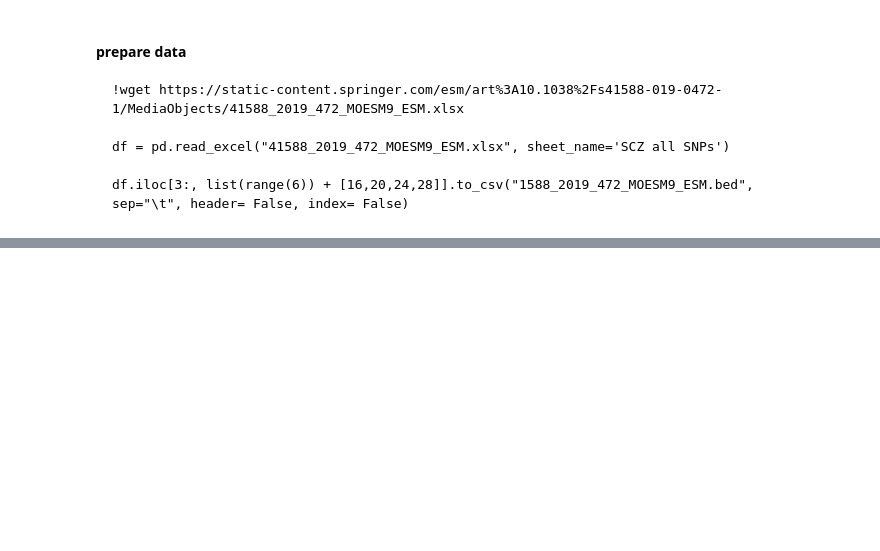
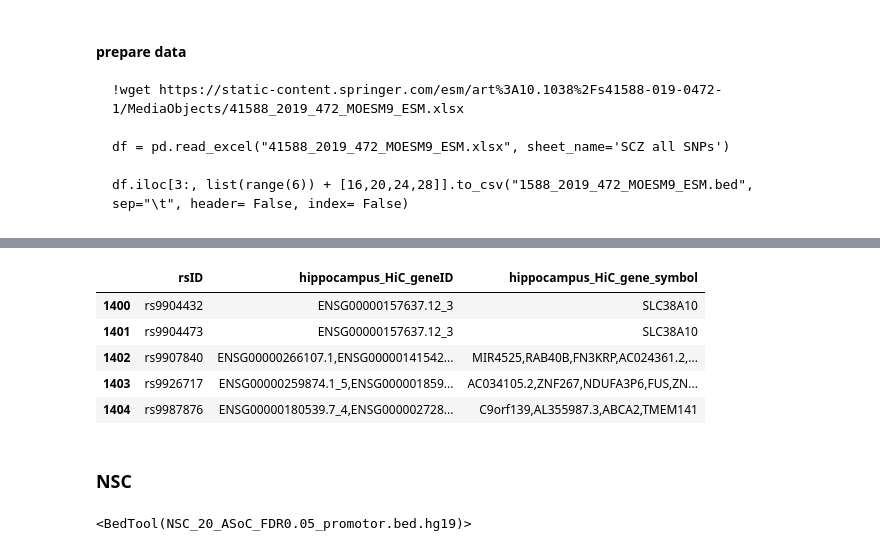
Before and after one commit to simingz/neuron_atac_seq, a Jupyter notebook: HiC/Hi-C.ipynb, the cells around one changed output, grey strips where cells are left out. Saved outputs shown, nothing was run; the diff lists cells and outputs as text; code cells hidden in the pictures; blank space fills up the shorter version.

Commit message:
gene name

```diff
--- a/HiC/Hi-C.ipynb
+++ b/HiC/Hi-C.ipynb
@@ -271,0 +277,11 @@ print(inter)
+# %%
+def eID2gene(eids):
+    geneList = [i.split('.')[0] for i in eids.split(',')]
+    mg = mygene.MyGeneInfo()
+    geneSyms = mg.querymany(geneList , scopes='ensembl.gene', fields='symbol', species='human')
+    try:
+        gene = [i['symbol'] for i in geneSyms]
+    except KeyError:
+        gene=[]
+    geneout = ','.join(gene)
+    return(geneout)
@@ -271,0 +337,5 @@ print(inter)
+# %%
+f5 = pd.read_csv('CN.hic-ng2019-hippo.bed', delimiter= '\t', header= None)
+f5hippo = f5.groupby([3])[11].apply(','.join).reset_index()
+f5hippo.columns = ['rsID','hippocampus_HiC_geneID']
+f5hippo['hippocampus_HiC_gene_symbol'] = f5hippo['hippocampus_HiC_geneID'].apply(eID2gene)
@@ -271,0 +351,11 @@ print(inter)
+# %%
+f5hippo.tail()
+# %% [output]
+|  | rsID | hippocampus_HiC_geneID | hippocampus_HiC_gene_symbol |
+| 1400 | rs9904432 | ENSG00000157637.12_3 | SLC38A10 |
+| 1401 | rs9904473 | ENSG00000157637.12_3 | SLC38A10 |
+| 1402 | rs9907840 | ENSG00000266107.1,ENSG00000141542... | MIR4525,RAB40B,FN3KRP,AC024361.2,... |
+| 1403 | rs9926717 | ENSG00000259874.1_5,ENSG000001859... | AC034105.2,ZNF267,NDUFA3P6,FUS,ZN... |
+| 1404 | rs9987876 | ENSG00000180539.7_4,ENSG000002728... | C9orf139,AL355987.3,ABCA2,TMEM141 |
+# %% [markdown]
+### NSC
@@ -271,0 +382,8 @@ print(inter)
+# %%
+snpflo = 'NSC_20_ASoC_FDR0.05.bed.hg19'
+snps = pybedtools.BedTool(snpf)
+annos= pybedtools.BedTool(annof)
+snppro = snps.intersect(annos, wb=True)
+snppro.sort().merge(c="4,12", o="distinct").saveas('NSC_20_ASoC_FDR0.05_promotor.bed.hg19')
+# %% [output]
+<BedTool(NSC_20_ASoC_FDR0.05_promotor.bed.hg19)>
```
Also changed, not shown: parts of 26 cells of this notebook, 3 other files.
